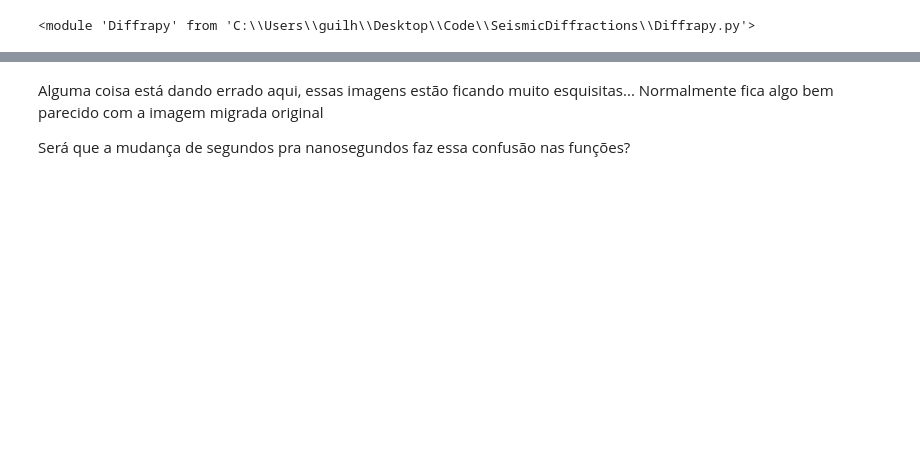
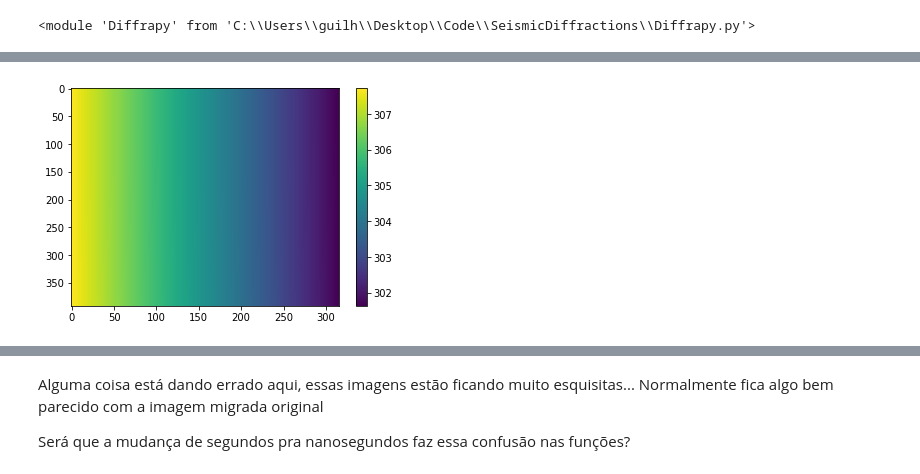
Before and after one commit to GuilhermeZakarewicz/DiffraPy, a Jupyter notebook: Testes_GPR.ipynb, the cells around one changed output, grey strips where cells are left out. Drawn from its saved outputs; the diff is of its cells as text; code cells hidden in the pictures; blank space fills up the shorter version.

```diff
--- a/Testes_GPR.ipynb
+++ b/Testes_GPR.ipynb
@@ -292,0 +93,6 @@ with open("Data/GPR_files/sm", "wb") as f:
+# %%
+plt.imshow(teste_time_table[2,:,:].T,aspect="auto")
+plt.colorbar()
+plt.show()
+# %% [output]
+[figure, added]
```
Also changed, not shown: parts of 43 cells of this notebook, 2 other files.
